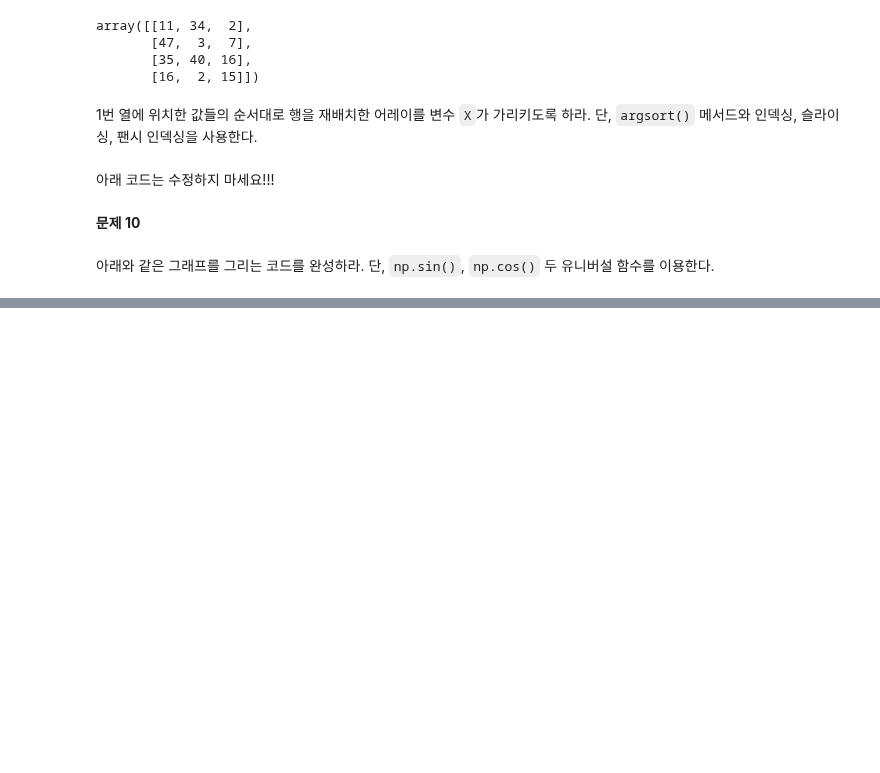
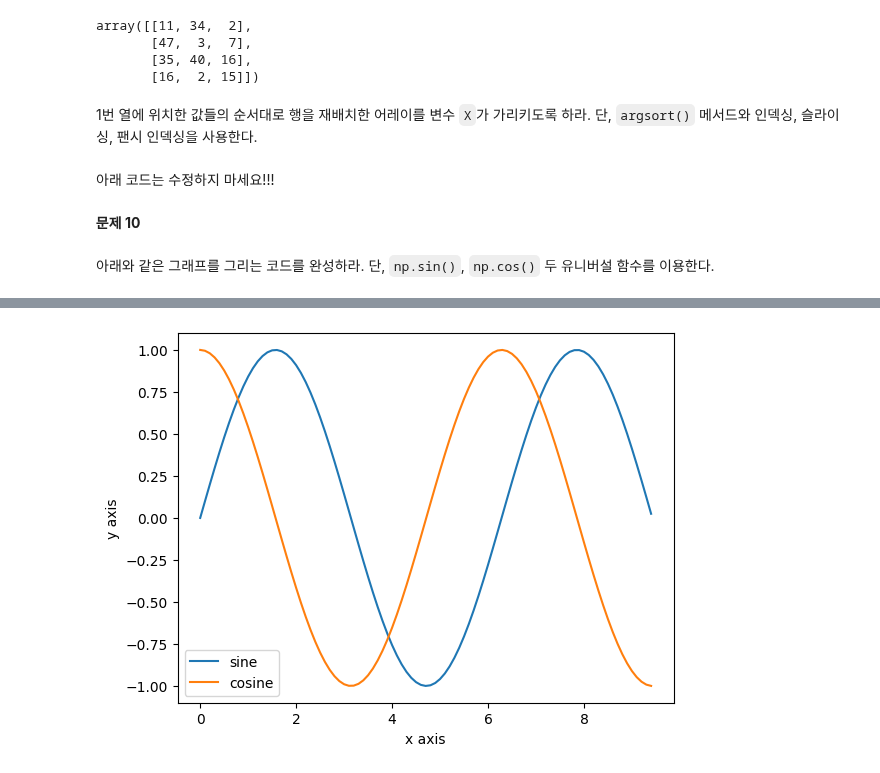
Before and after one commit to gongwon65/day1, a Jupyter notebook: chap10_numpy/practice_numpy_3.ipynb, the cells around one changed output, grey strips where cells are left out. Drawn from its saved outputs; the diff is of its cells as text; code cells hidden in the pictures; blank space fills up the shorter version.

```diff
--- a/chap10_numpy/practice_numpy_3.ipynb
+++ b/chap10_numpy/practice_numpy_3.ipynb
@@ -287,13 +288,15 @@ assert (X == np.array([[16,  2, 15],
 <div align="center"><img src="https://raw.githubusercontent.com/codingalzi/datapy/master/jupyter-book/images/sine-cosine.png?raw=true" style="width:400px;"></div>
 # %%
 x = np.arange(0, 3 * np.pi, 0.1)
-y_sin = None
-y_cos = None
+y_sin = np.sin(x)
+y_cos = np.cos(x)
 
 plt.plot(x, y_sin)
 plt.plot(x, y_cos)
 plt.xlabel('x axis')
 plt.ylabel('y axis')
 plt.legend(['sine', 'cosine'])
 
 plt.show()
+# %% [output]
+[figure, added]
```
Also changed, not shown: parts of 13 cells of this notebook, 10 other files.
